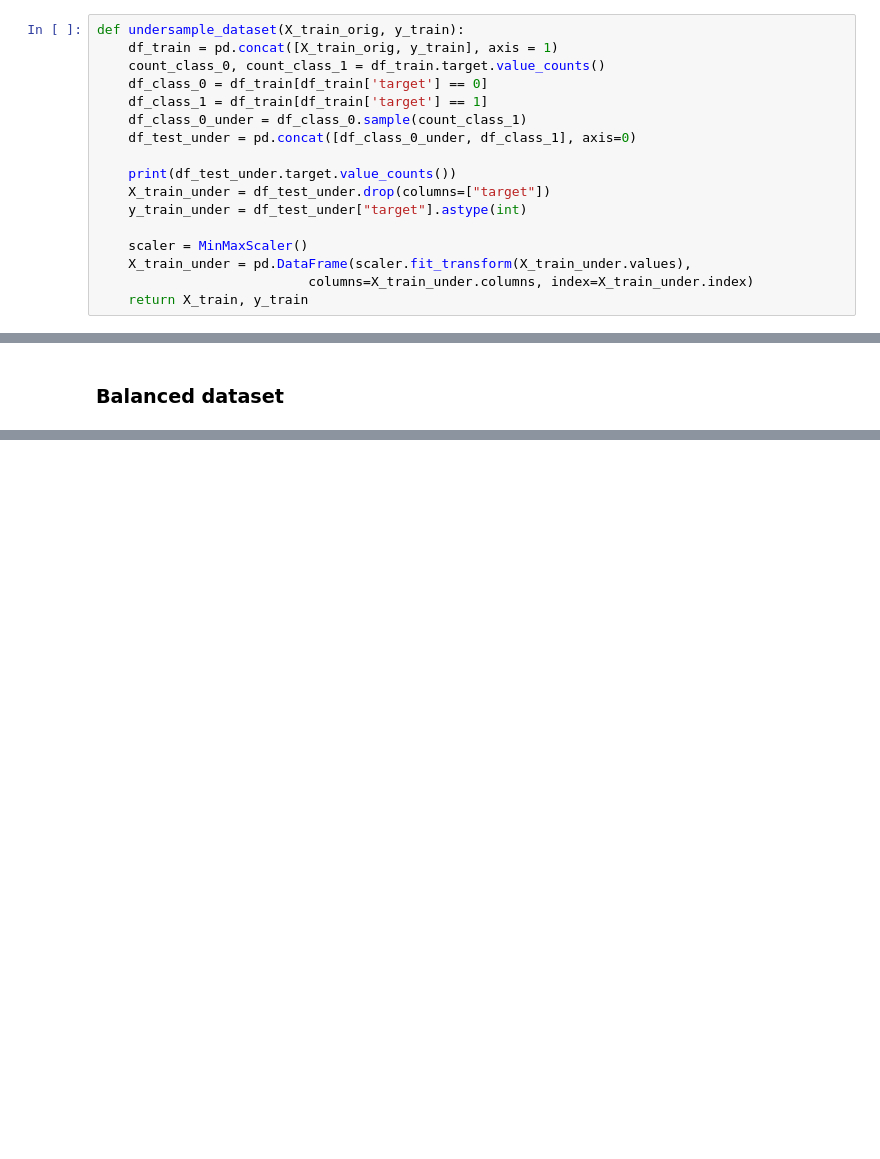
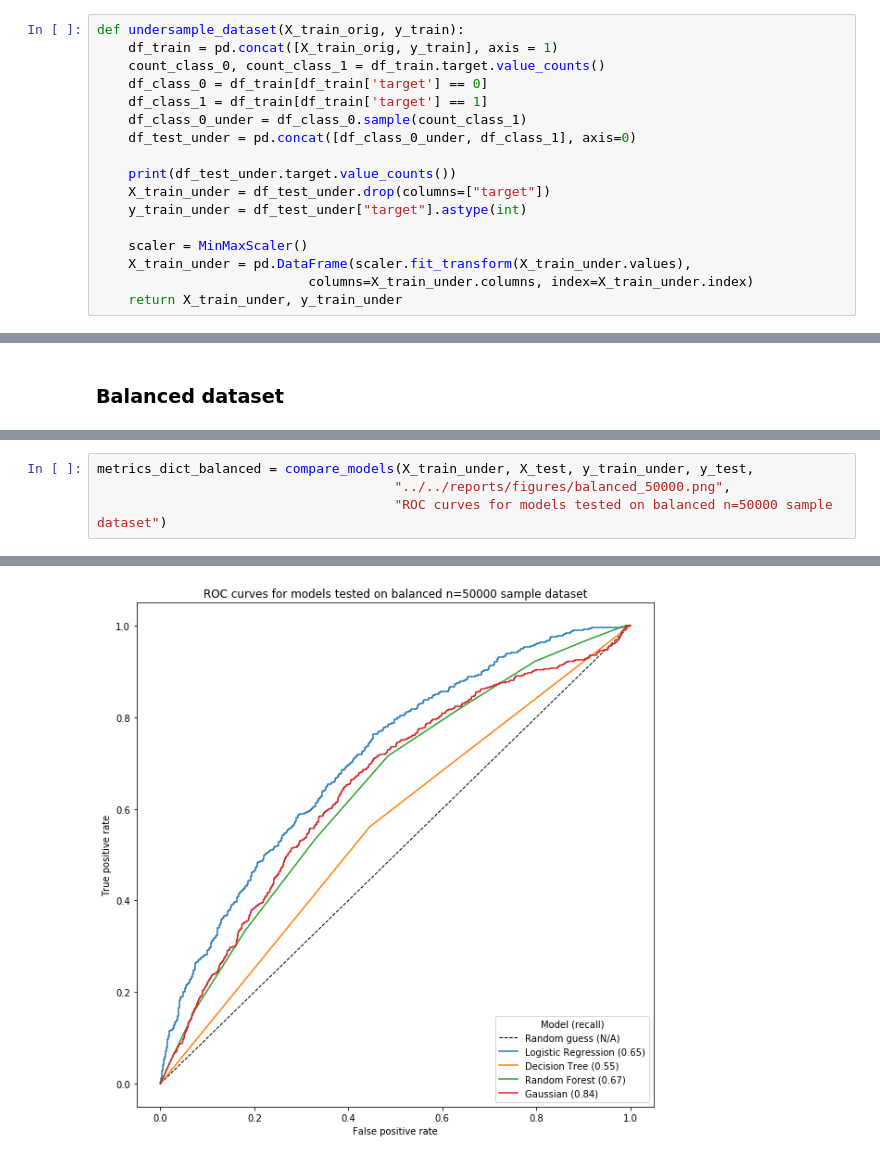
Before and after one commit to andmikey/lendingclub-analysis, a Jupyter notebook: notebooks/exploratory/190914-mandrejc-prediction.ipynb, the cells around one changed output, grey strips where cells are left out. Cells and saved outputs as stored; diff of their text form; blank space fills up the shorter version.

```diff
--- a/notebooks/exploratory/190914-mandrejc-prediction.ipynb
+++ b/notebooks/exploratory/190914-mandrejc-prediction.ipynb
@@ -64,7 +67,7 @@ def undersample_dataset(X_train_orig, y_train):
     scaler = MinMaxScaler()
     X_train_under = pd.DataFrame(scaler.fit_transform(X_train_under.values),
                            columns=X_train_under.columns, index=X_train_under.index)
-    return X_train, y_train
+    return X_train_under, y_train_under
 # %%
 y_train.value_counts()
 # %% [output]
@@ -273,0 +249,5 @@ Confusion matrix:
+# %%
+metrics_dict_balanced = compare_models(X_train_under, X_test, y_train_under, y_test,
+                                      "../../reports/figures/balanced_50000.png",
+                                      "ROC curves for models tested on balanced n=50000 sample dataset")
+# %% [output]
@@ -273,0 +271 @@ Confusion matrix:
+[figure, added]
```
Also changed, not shown: parts of 22 cells of this notebook.
